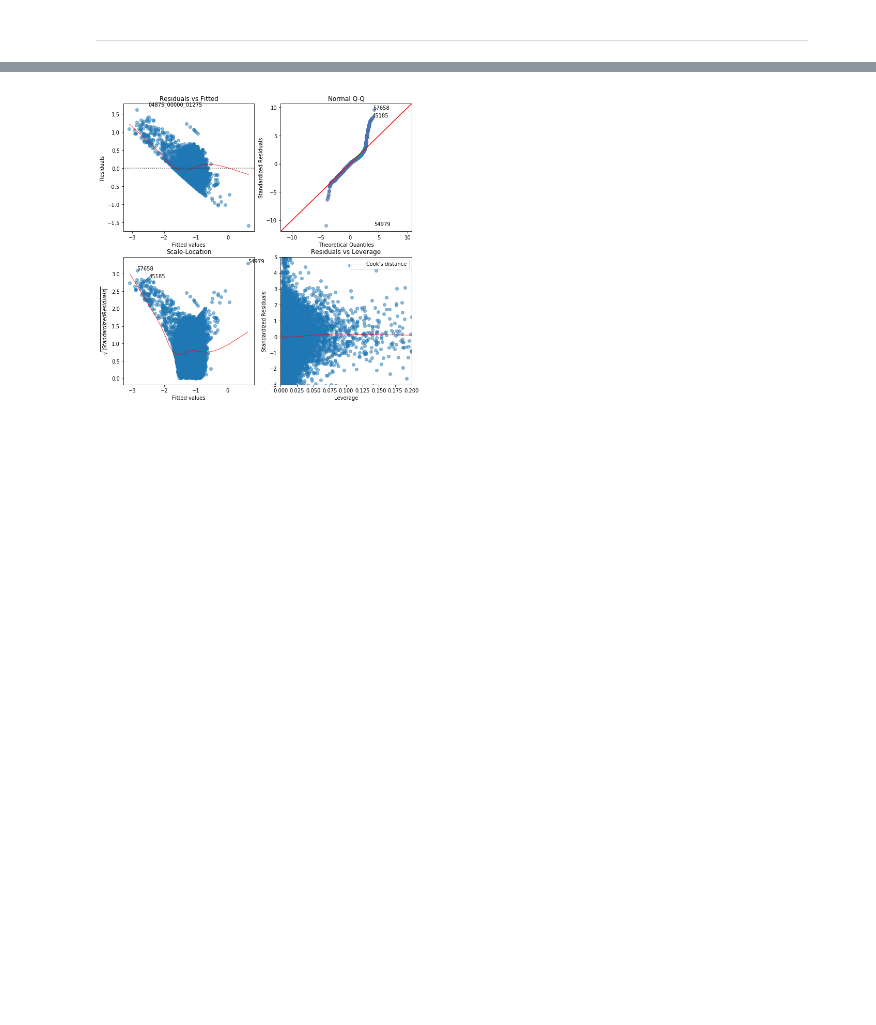
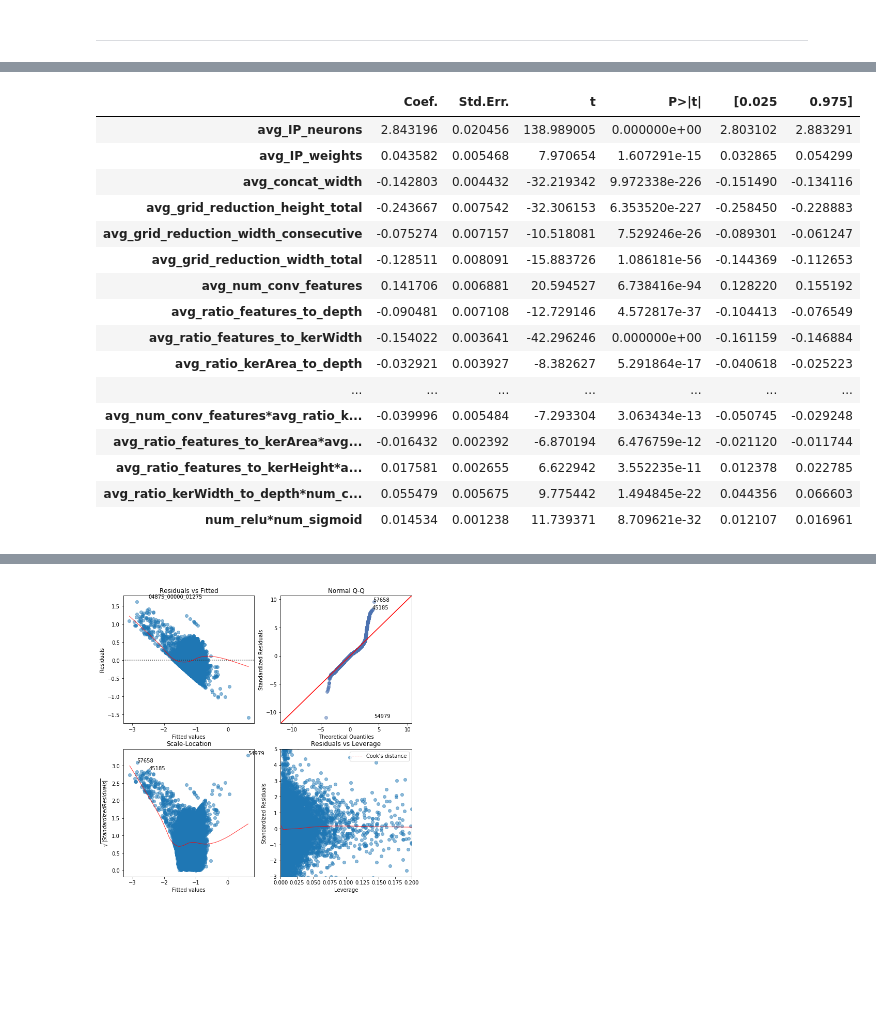
Before and after one commit to Duchstf/CNN-Architectural-Analysis, a Jupyter notebook: MINERvA-Vertex-Finding/Code/Combined-OLS-model.ipynb, the cells around one changed output, grey strips where cells are left out. Saved outputs shown, nothing was run; the diff lists cells and outputs as text; code cells hidden in the pictures; blank space fills up the shorter version.

```diff
--- a/MINERvA-Vertex-Finding/Code/Combined-OLS-model.ipynb
+++ b/MINERvA-Vertex-Finding/Code/Combined-OLS-model.ipynb
@@ -176,0 +218,20 @@ plt.show()
+# %%
+important_p
+# %% [output]
+|  | Coef. | Std.Err. | t | P>|t| | [0.025 | 0.975] |
+| avg_IP_neurons | 2.843196 | 0.020456 | 138.989005 | 0.000000e+00 | 2.803102 | 2.883291 |
+| avg_IP_weights | 0.043582 | 0.005468 | 7.970654 | 1.607291e-15 | 0.032865 | 0.054299 |
+| avg_concat_width | -0.142803 | 0.004432 | -32.219342 | 9.972338e-226 | -0.151490 | -0.134116 |
+| avg_grid_reduction_height_total | -0.243667 | 0.007542 | -32.306153 | 6.353520e-227 | -0.258450 | -0.228883 |
+| avg_grid_reduction_width_consecutive | -0.075274 | 0.007157 | -10.518081 | 7.529246e-26 | -0.089301 | -0.061247 |
+| avg_grid_reduction_width_total | -0.128511 | 0.008091 | -15.883726 | 1.086181e-56 | -0.144369 | -0.112653 |
+| avg_num_conv_features | 0.141706 | 0.006881 | 20.594527 | 6.738416e-94 | 0.128220 | 0.155192 |
+| avg_ratio_features_to_depth | -0.090481 | 0.007108 | -12.729146 | 4.572817e-37 | -0.104413 | -0.076549 |
+| avg_ratio_features_to_kerWidth | -0.154022 | 0.003641 | -42.296246 | 0.000000e+00 | -0.161159 | -0.146884 |
+| avg_ratio_kerArea_to_depth | -0.032921 | 0.003927 | -8.382627 | 5.291864e-17 | -0.040618 | -0.025223 |
+| ... | ... | ... | ... | ... | ... | ... |
+| avg_num_conv_features*avg_ratio_k... | -0.039996 | 0.005484 | -7.293304 | 3.063434e-13 | -0.050745 | -0.029248 |
+| avg_ratio_features_to_kerArea*avg... | -0.016432 | 0.002392 | -6.870194 | 6.476759e-12 | -0.021120 | -0.011744 |
+| avg_ratio_features_to_kerHeight*a... | 0.017581 | 0.002655 | 6.622942 | 3.552235e-11 | 0.012378 | 0.022785 |
+| avg_ratio_kerWidth_to_depth*num_c... | 0.055479 | 0.005675 | 9.775442 | 1.494845e-22 | 0.044356 | 0.066603 |
+| num_relu*num_sigmoid | 0.014534 | 0.001238 | 11.739371 | 8.709621e-32 | 0.012107 | 0.016961 |
```
Also changed, not shown: parts of 9 cells of this notebook, 3 other files.
